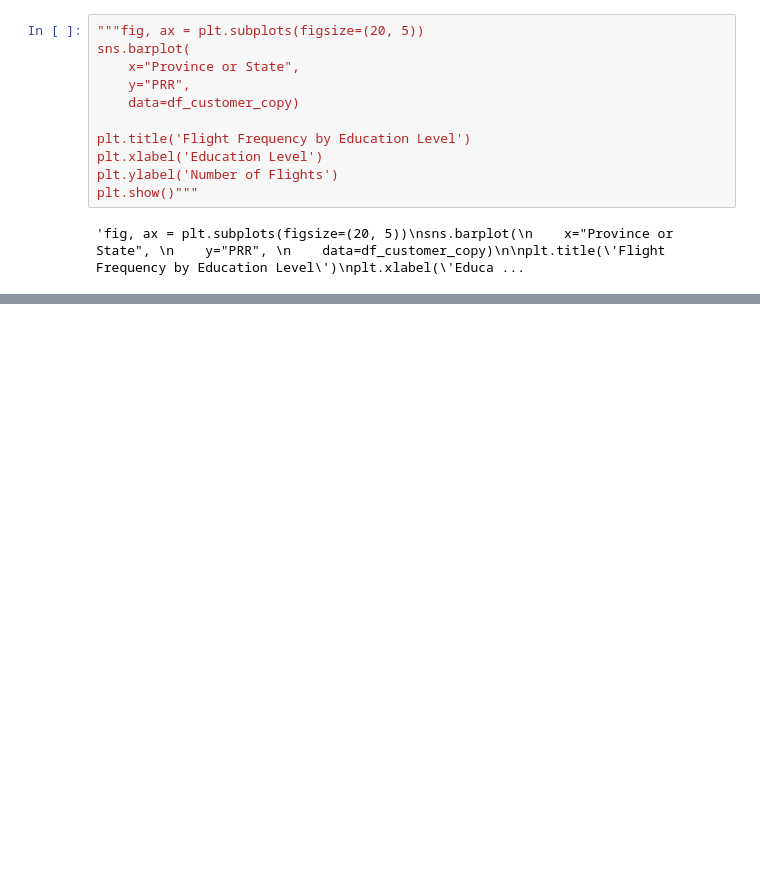
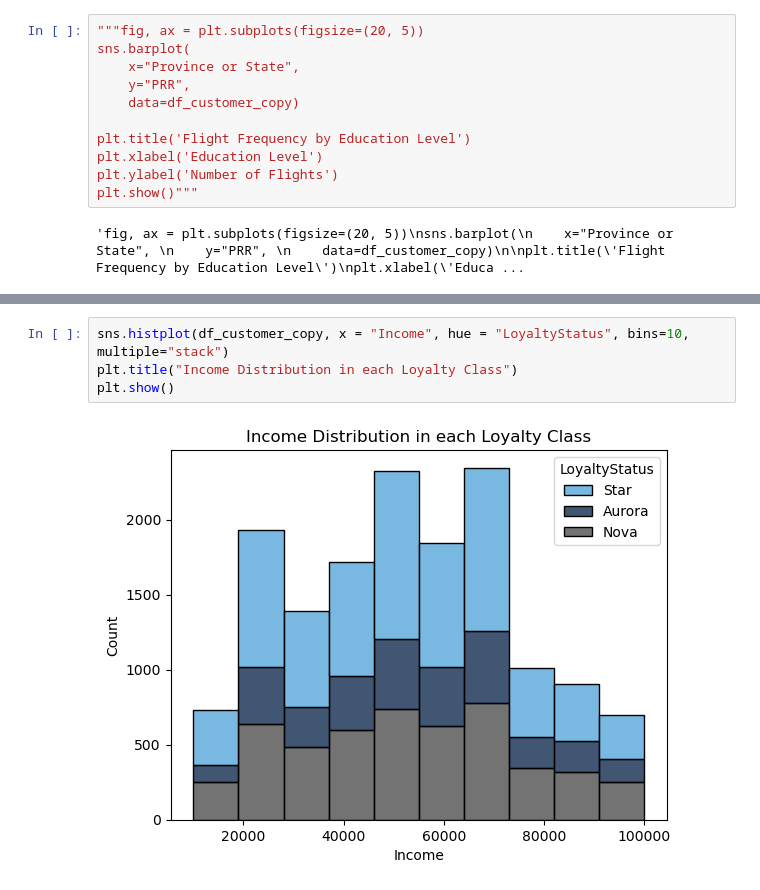
Before and after one commit to LiberoBiagi/DM_Nova_IMS_25-26, a Jupyter notebook: data_mining.ipynb, the cells around one changed output, grey strips where cells are left out. Cells and saved outputs as stored; diff of their text form; blank space fills up the shorter version.

```diff
--- a/data_mining.ipynb
+++ b/data_mining.ipynb
@@ -1052,0 +1114,6 @@ plt.show()"""
+# %%
+sns.histplot(df_customer_copy, x = "Income", hue = "LoyaltyStatus", bins=10, multiple="stack")
+plt.title("Income Distribution in each Loyalty Class")
+plt.show()
+# %% [output]
+[figure, added]
```
Also changed, not shown: parts of 11 cells of this notebook.
